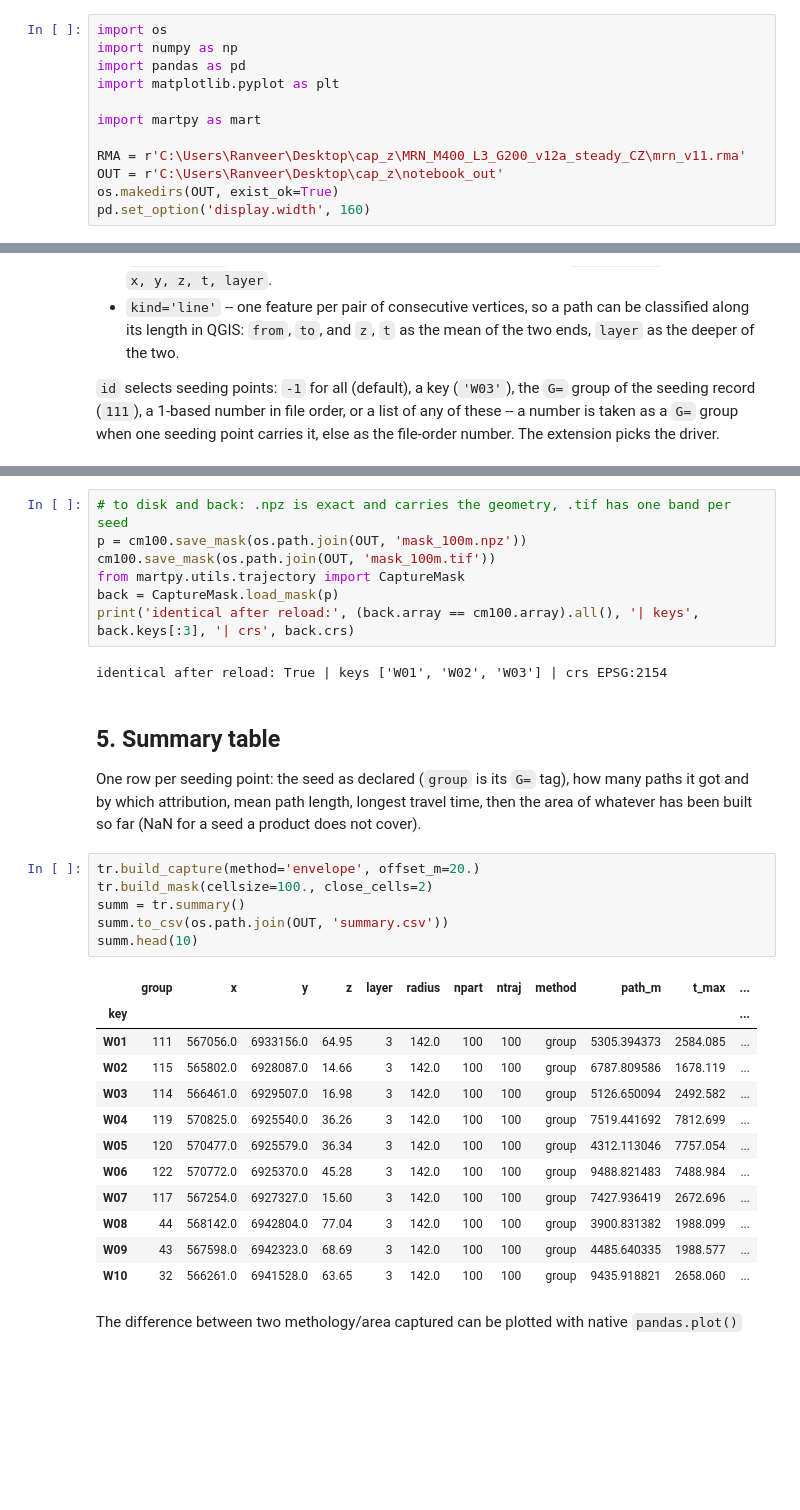
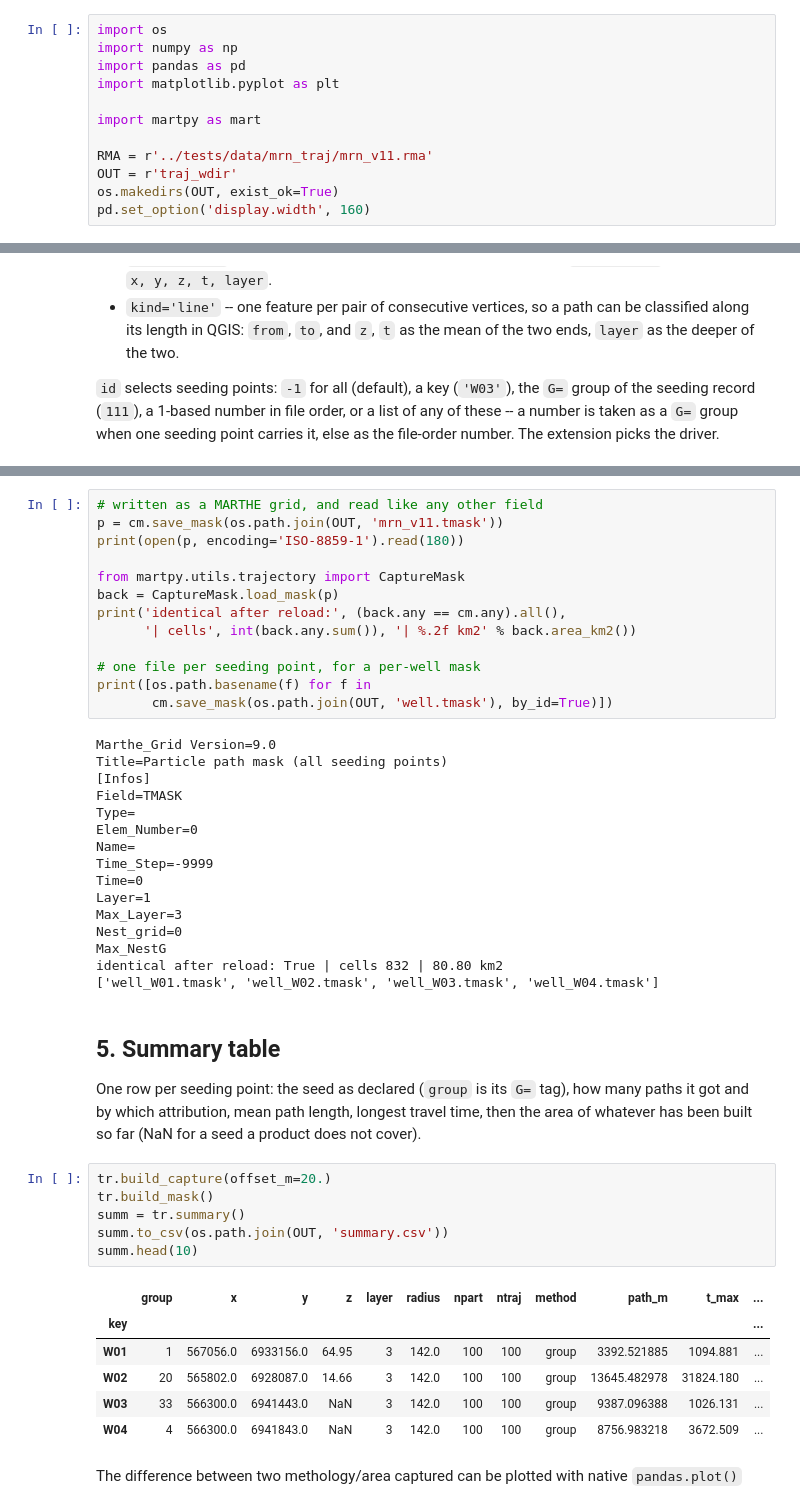
Before and after one commit to manlaya/martpy2, a Jupyter notebook: examples/trajectory.ipynb, the cells around one changed output, grey strips where cells are left out. Saved outputs shown, nothing was run; the diff lists cells and outputs as text; blank space fills up the shorter version.

```diff
--- a/examples/trajectory.ipynb
+++ b/examples/trajectory.ipynb
@@ -23,8 +23,8 @@ import matplotlib.pyplot as plt
 
 import martpy as mart
 
-RMA = r'C:\Users\Ranveer\Desktop\cap_z\MRN_M400_L3_G200_v12a_steady_CZ\mrn_v11.rma'
-OUT = r'C:\Users\Ranveer\Desktop\cap_z\notebook_out'
+RMA = r'../tests/data/mrn_traj/mrn_v11.rma'
+OUT = r'traj_wdir'
 os.makedirs(OUT, exist_ok=True)
 pd.set_option('display.width', 160)
 # %% [markdown]
@@ -218,12 +216,32 @@ CaptureMask: 35 zones on 708 x 816 cells of 100 m, 156.640 km2 captured
 # %%
-# to disk and back: .npz is exact and carries the geometry, .tif has one band per seed
-p = cm100.save_mask(os.path.join(OUT, 'mask_100m.npz'))
-cm100.save_mask(os.path.join(OUT, 'mask_100m.tif'))
+# written as a MARTHE grid, and read like any other field
+p = cm.save_mask(os.path.join(OUT, 'mrn_v11.tmask'))
+print(open(p, encoding='ISO-8859-1').read(180))
+
 from martpy.utils.trajectory import CaptureMask
 back = CaptureMask.load_mask(p)
-print('identical after reload:', (back.array == cm100.array).all(), '| keys', back.keys[:3], '| crs', back.crs)
+print('identical after reload:', (back.any == cm.any).all(),
+      '| cells', int(back.any.sum()), '| %.2f km2' % back.area_km2())
+
+# one file per seeding point, for a per-well mask
+print([os.path.basename(f) for f in
+       cm.save_mask(os.path.join(OUT, 'well.tmask'), by_id=True)])
 # %% [output]
-identical after reload: True | keys ['W01', 'W02', 'W03'] | crs EPSG:2154
+Marthe_Grid Version=9.0
+Title=Particle path mask (all seeding points)
+[Infos]
+Field=TMASK
+Type=
+Elem_Number=0
+Name=
+Time_Step=-9999
+Time=0
+Layer=1
+Max_Layer=3
+Nest_grid=0
+Max_NestG
+identical after reload: True | cells 832 | 80.80 km2
+['well_W01.tmask', 'well_W02.tmask', 'well_W03.tmask', 'well_W04.tmask']
 # %% [markdown]
 ## 5. Summary table
 
@@ -233,24 +251,18 @@ by which attribution, mean path length, longest travel time, then the area
 of whatever has been built so far (NaN for a seed a product does not
 cover).
 # %%
-tr.build_capture(method='envelope', offset_m=20.)
-tr.build_mask(cellsize=100., close_cells=2)
+tr.build_capture(offset_m=20.)
+tr.build_mask()
 summ = tr.summary()
 summ.to_csv(os.path.join(OUT, 'summary.csv'))
 summ.head(10)
 # %% [output]
 |  | group | x | y | z | layer | radius | npart | ntraj | method | path_m | t_max | ... |
 | key |  |  |  |  |  |  |  |  |  |  |  | ... |
-| W01 | 111 | 567056.0 | 6933156.0 | 64.95 | 3 | 142.0 | 100 | 100 | group | 5305.394373 | 2584.085 | ... |
-| W02 | 115 | 565802.0 | 6928087.0 | 14.66 | 3 | 142.0 | 100 | 100 | group | 6787.809586 | 1678.119 | ... |
-| W03 | 114 | 566461.0 | 6929507.0 | 16.98 | 3 | 142.0 | 100 | 100 | group | 5126.650094 | 2492.582 | ... |
-| W04 | 119 | 570825.0 | 6925540.0 | 36.26 | 3 | 142.0 | 100 | 100 | group | 7519.441692 | 7812.699 | ... |
-| W05 | 120 | 570477.0 | 6925579.0 | 36.34 | 3 | 142.0 | 100 | 100 | group | 4312.113046 | 7757.054 | ... |
-| W06 | 122 | 570772.0 | 6925370.0 | 45.28 | 3 | 142.0 | 100 | 100 | group | 9488.821483 | 7488.984 | ... |
-| W07 | 117 | 567254.0 | 6927327.0 | 15.60 | 3 | 142.0 | 100 | 100 | group | 7427.936419 | 2672.696 | ... |
-| W08 | 44 | 568142.0 | 6942804.0 | 77.04 | 3 | 142.0 | 100 | 100 | group | 3900.831382 | 1988.099 | ... |
-| W09 | 43 | 567598.0 | 6942323.0 | 68.69 | 3 | 142.0 | 100 | 100 | group | 4485.640335 | 1988.577 | ... |
-| W10 | 32 | 566261.0 | 6941528.0 | 63.65 | 3 | 142.0 | 100 | 100 | group | 9435.918821 | 2658.060 | ... |
+| W01 | 1 | 567056.0 | 6933156.0 | 64.95 | 3 | 142.0 | 100 | 100 | group | 3392.521885 | 1094.881 | ... |
+| W02 | 20 | 565802.0 | 6928087.0 | 14.66 | 3 | 142.0 | 100 | 100 | group | 13645.482978 | 31824.180 | ... |
+| W03 | 33 | 566300.0 | 6941443.0 | NaN | 3 | 142.0 | 100 | 100 | group | 9387.096388 | 1026.131 | ... |
+| W04 | 4 | 566300.0 | 6941843.0 | NaN | 3 | 142.0 | 100 | 100 | group | 8756.983218 | 3672.509 | ... |
 # %% [markdown]
 The difference between two methology/area captured can be plotted with native `pandas.plot()`
 # %%
```
Also changed, not shown: parts of 16 cells of this notebook, 3 other files.
